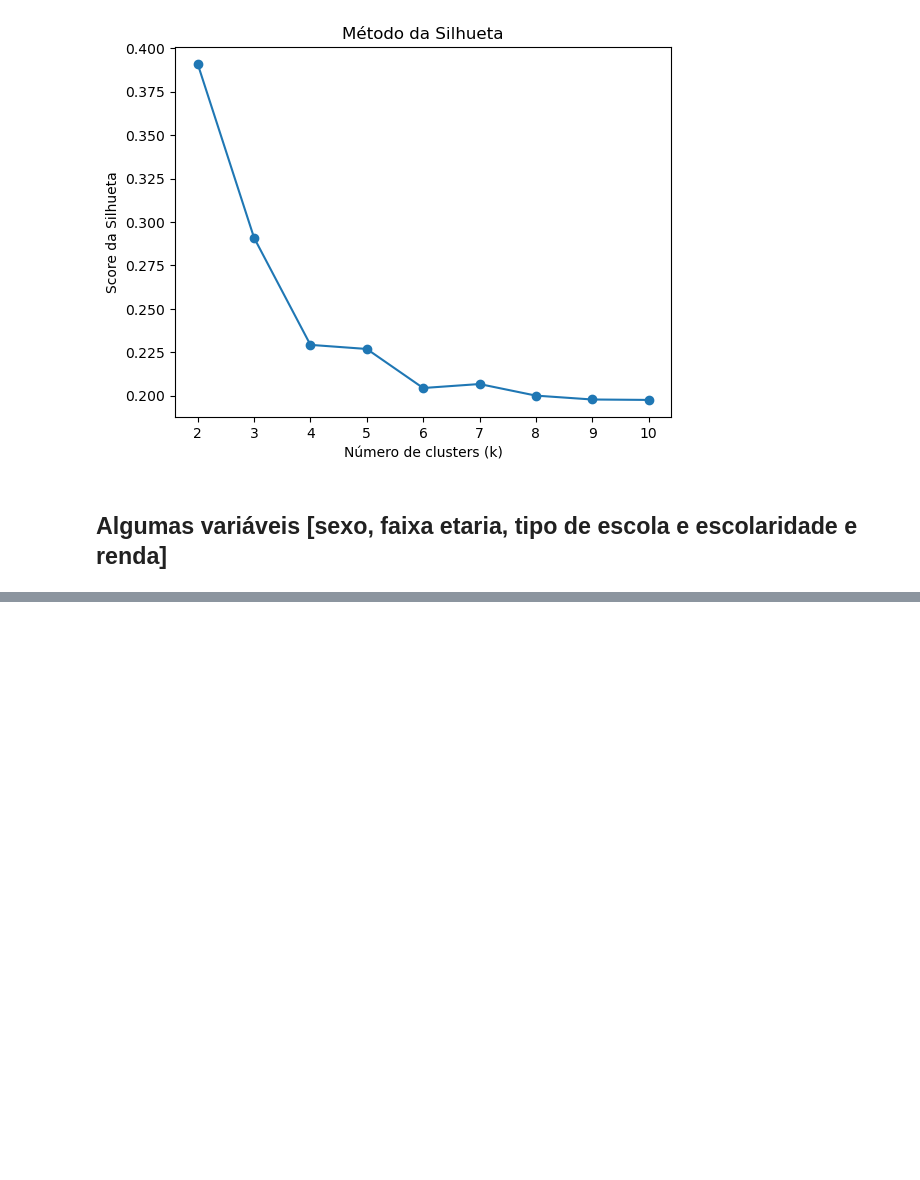
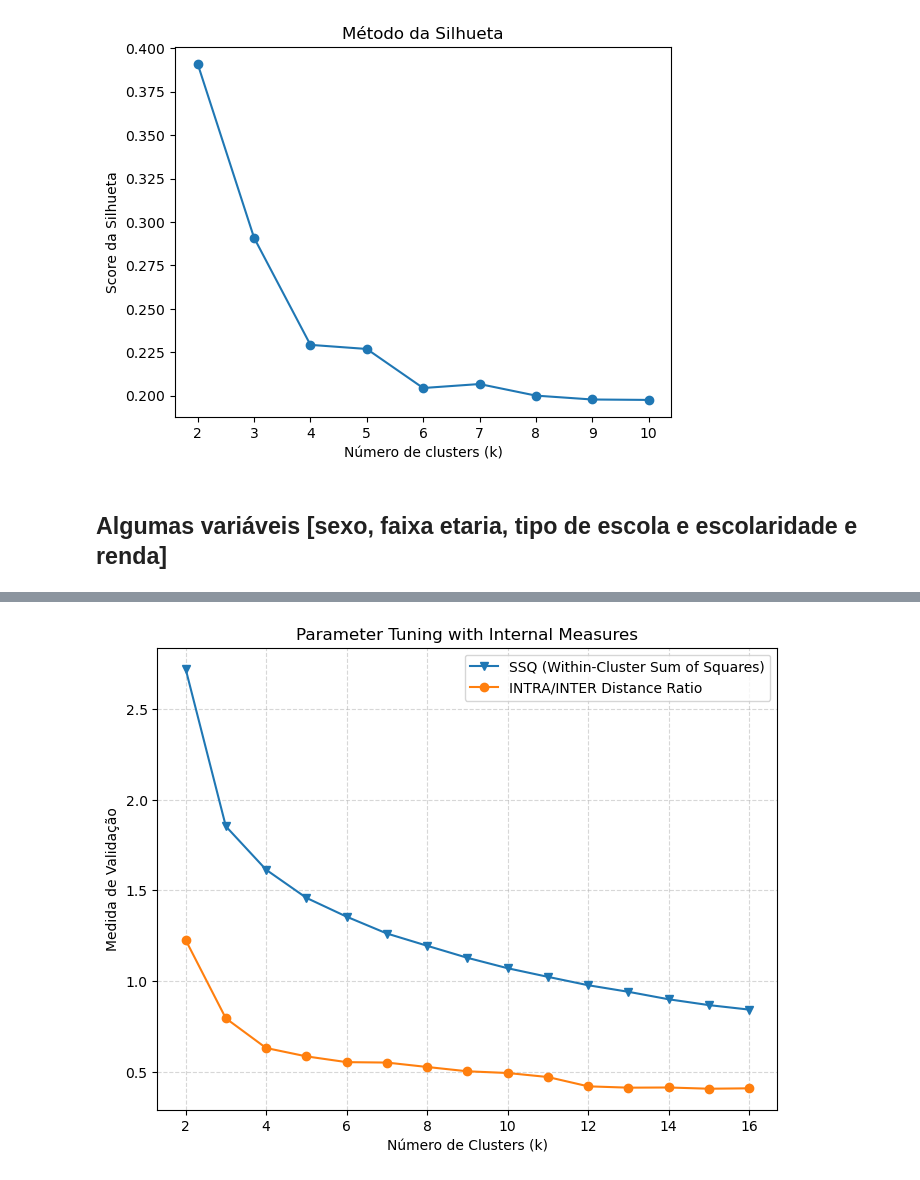
Before and after one commit to NandaLeal/TCC, a Jupyter notebook: TCC - FASE 3 .ipynb, the cells around one changed output, grey strips where cells are left out. Saved outputs shown, nothing was run; the diff lists cells and outputs as text; code cells hidden in the pictures; blank space fills up the shorter version.

```diff
--- a/TCC - FASE 3 .ipynb
+++ b/TCC - FASE 3 .ipynb
@@ -436,0 +439,77 @@ plt.show()
+# %%
+import matplotlib.pyplot as plt
+from sklearn.cluster import KMeans
+from sklearn.preprocessing import StandardScaler
+from sklearn.metrics import pairwise_distances
+import pandas as pd
+import numpy as np
+
+# ================================
+# 1️⃣ Preparação dos dados
+# ================================
+df_notas = df_ifnmg.copy()
+
+# Seleciona as quatro notas principais
+colunas_notas = ["NU_NOTA_CN", "NU_NOTA_CH", "NU_NOTA_LC", "NU_NOTA_MT"]
+notas = df_notas[colunas_notas]
+
+# Substitui notas nulas pela média da coluna
+notas = notas.fillna(notas.mean())
+
+# Cria a média das notas
+notas["MEDIA_GERAL"] = notas.mean(axis=1)
+
+# Normaliza as colunas
+scaler = StandardScaler()
+df = pd.DataFrame(scaler.fit_transform(notas), columns=notas.columns)
+
+# ================================
+# 2️⃣ Cálculo das métricas internas
+# ================================
+K = range(2, 17)
+ssq_values = []
+intra_inter_values = []
+
+for k in K:
+    kmeans = KMeans(n_clusters=k, random_state=42, n_init=10)
+    labels = kmeans.fit_predict(df)
+
+    # --- SSQ (inércia normalizada)
+    ssq = kmeans.inertia_ / len(df)
+    ssq_values.append(ssq)
+
+    # --- Distância intra-cluster (amostrada)
+    intra_dists = []
+    for label in np.unique(labels):
+        cluster_points = df[labels == label]
+        if len(cluster_points) > 2:
+            sample = cluster_points.sample(
+                n=min(500, len(cluster_points)), random_state=42
+            )  # limita a 500 pontos
+            intra = np.mean(pairwise_distances(sample))
+        else:
+            intra = 0
+        intra_dists.append(intra)
+    intra_mean = np.mean(intra_dists)
+
+    # --- Distância inter-cluster (centros dos clusters)
+    centers = kmeans.cluster_centers_
+    inter_mean = np.mean(pairwise_distances(centers))
+
+    intra_inter_ratio = intra_mean / inter_mean
+    intra_inter_values.append(intra_inter_ratio)
+
+# ================================
+# 3️⃣ Gráfico final
+# ================================
+plt.figure(figsize=(8, 6))
+plt.plot(K, ssq_values, 'v-', label='SSQ (Within-Cluster Sum of Squares)')
+plt.plot(K, intra_inter_values, 'o-', label='INTRA/INTER Distance Ratio')
+plt.xlabel("Número de Clusters (k)")
+plt.ylabel("Medida de Validação")
+plt.title("Parameter Tuning with Internal Measures")
+plt.legend()
+plt.grid(True, linestyle='--', alpha=0.5)
+plt.show()
+# %% [output]
+[figure, added]
```
Also changed, not shown: parts of 2 cells of this notebook.
